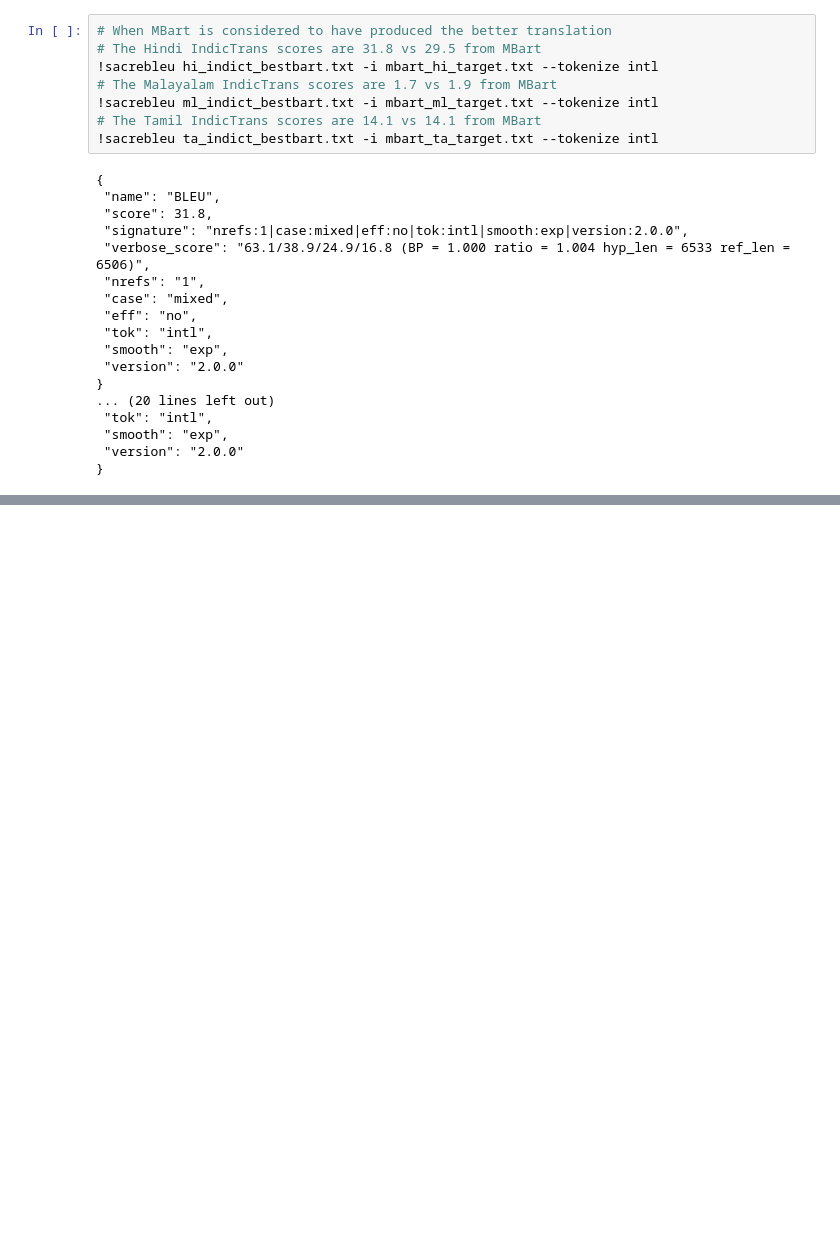
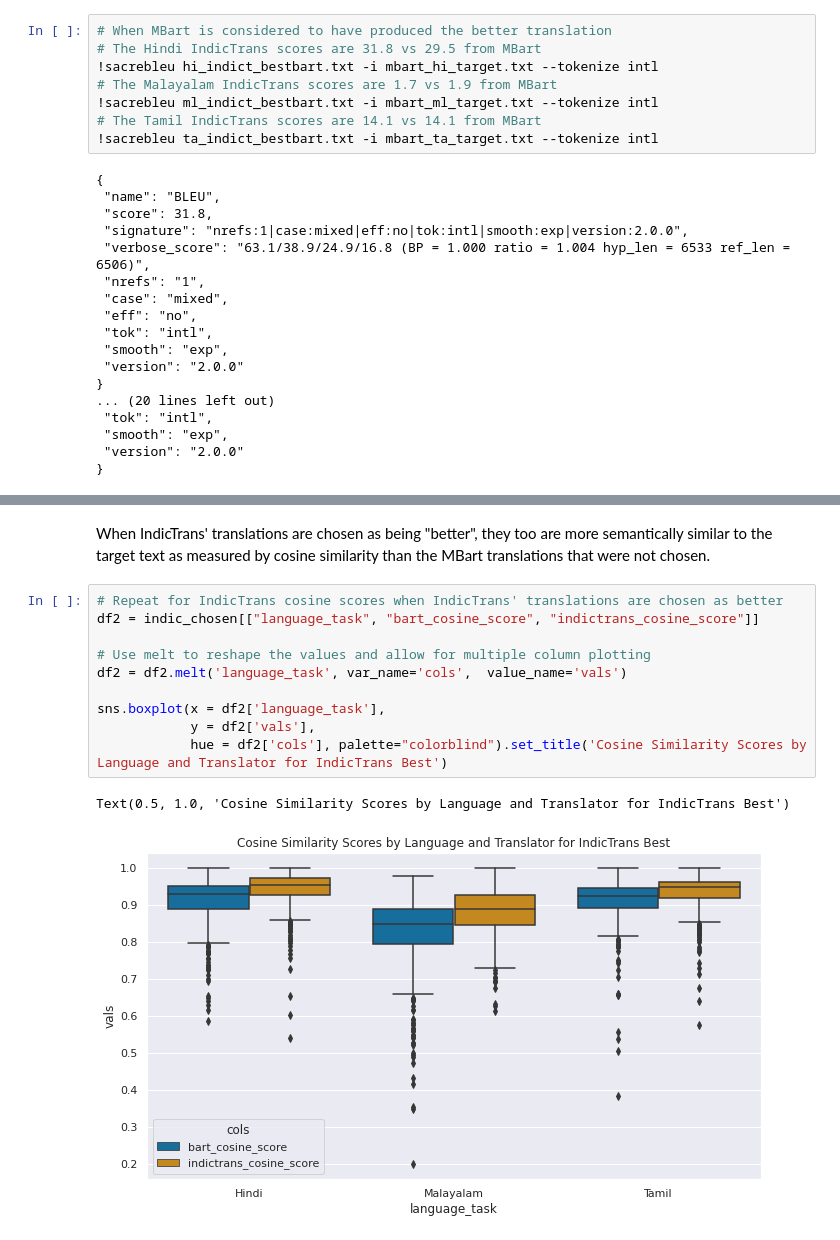
Before and after one commit to bdougall/TranQuality, a Jupyter notebook: Siam_net_trans_eval/final_record_quality_eval.ipynb, the cells around one changed output, grey strips where cells are left out. Cells and saved outputs as stored; diff of their text form; blank space fills up the shorter version.

```diff
--- a/Siam_net_trans_eval/final_record_quality_eval.ipynb
+++ b/Siam_net_trans_eval/final_record_quality_eval.ipynb
@@ -456,0 +493,15 @@ np.savetxt(D+"/predicted_text/siamese_evaluations_of_translations/ta_indict_best
+# %% [markdown]
+When IndicTrans' translations are chosen as being "better", they too are more semantically similar to the target text as measured by cosine similarity than the MBart translations that were not chosen.
+# %%
+# Repeat for IndicTrans cosine scores when IndicTrans' translations are chosen as better
+df2 = indic_chosen[["language_task", "bart_cosine_score", "indictrans_cosine_score"]]
+
+# Use melt to reshape the values and allow for multiple column plotting
+df2 = df2.melt('language_task', var_name='cols',  value_name='vals')
+
+sns.boxplot(x = df2['language_task'],
+            y = df2['vals'],
+            hue = df2['cols'], palette="colorblind").set_title('Cosine Similarity Scores by Language and Translator for IndicTrans Best')
+# %% [output]
+Text(0.5, 1.0, 'Cosine Similarity Scores by Language and Translator for IndicTrans Best')
+[figure, added]
```
Also changed, not shown: parts of 6 cells of this notebook.
